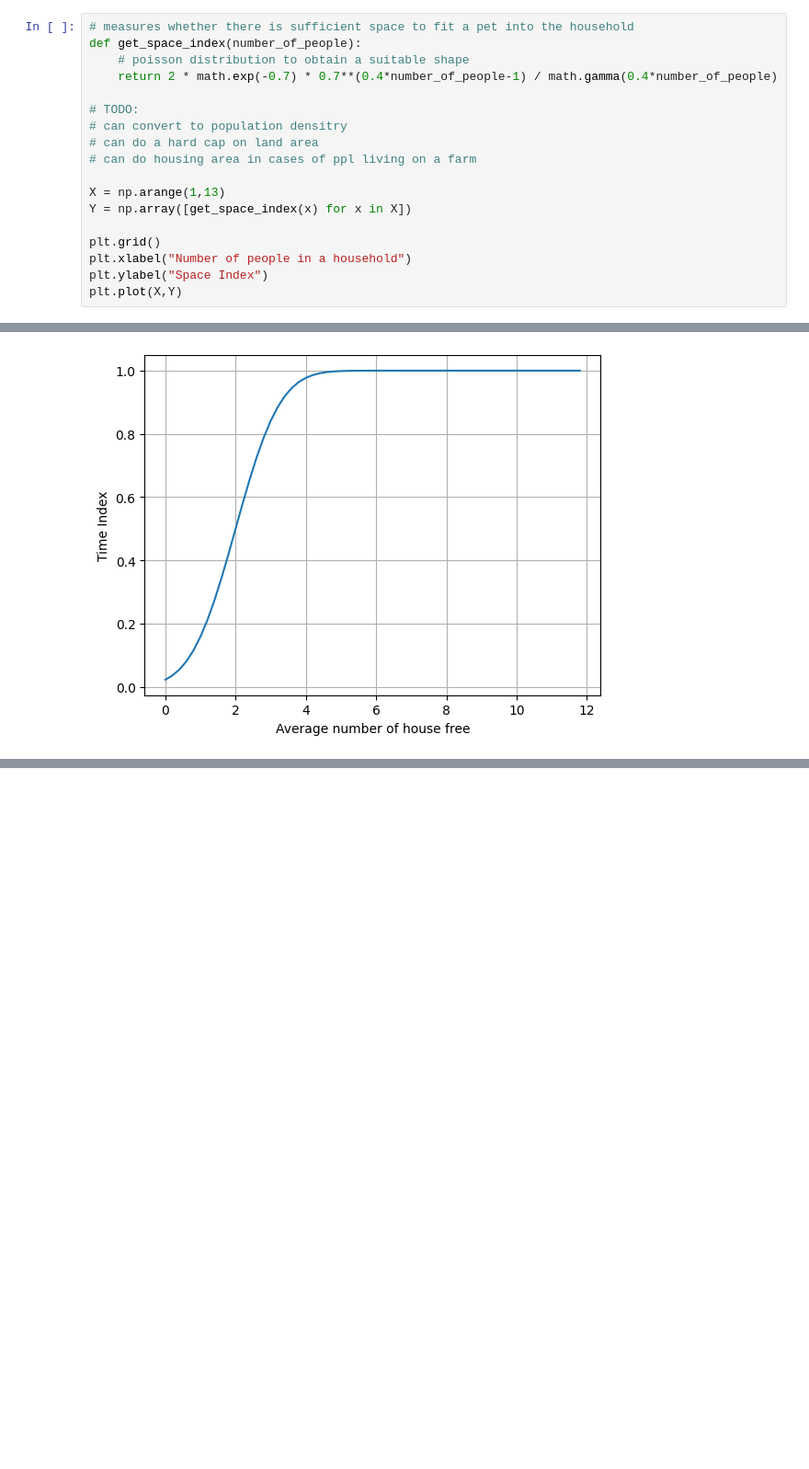
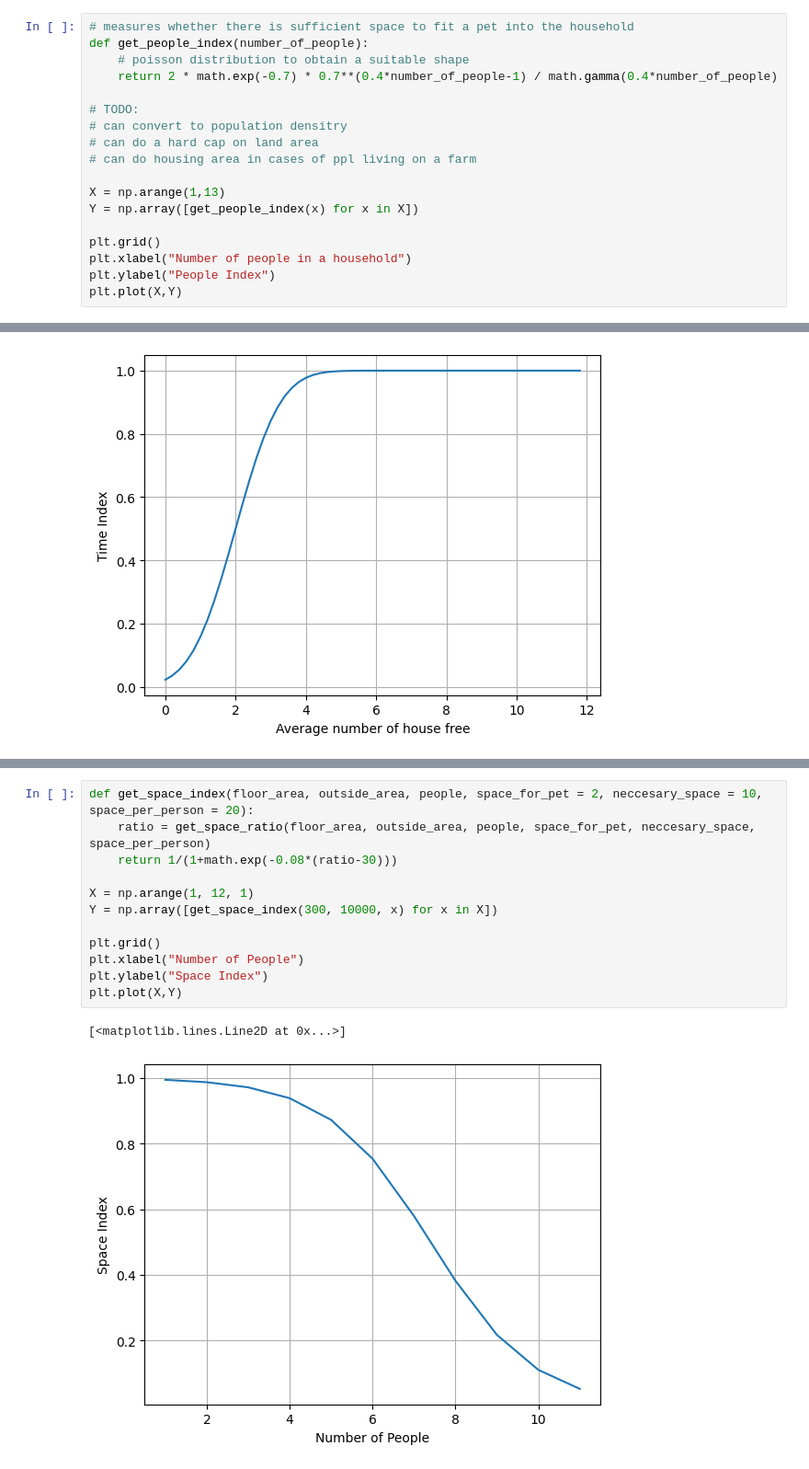
Before and after one commit to i2mx/IMMC-A-2024, a Jupyter notebook: Question1Model.ipynb, the cells around one changed output, grey strips where cells are left out. Shown at 92% size. Drawn from its saved outputs; the diff is of its cells as text; blank space fills up the shorter version.

```diff
--- a/Question1Model.ipynb
+++ b/Question1Model.ipynb
@@ -33,7 +21,7 @@ plt.plot(X/1000,Y)
 [figure]
 # %%
 # measures whether there is sufficient space to fit a pet into the household
-def get_space_index(number_of_people):
+def get_people_index(number_of_people):
     # poisson distribution to obtain a suitable shape
     return 2 * math.exp(-0.7) * 0.7**(0.4*number_of_people-1) / math.gamma(0.4*number_of_people)
 
@@ -43,11 +31,11 @@ def get_space_index(number_of_people):
 # can do housing area in cases of ppl living on a farm
 
 X = np.arange(1,13)
-Y = np.array([get_space_index(x) for x in X])
+Y = np.array([get_people_index(x) for x in X])
 
 plt.grid()
 plt.xlabel("Number of people in a household")
-plt.ylabel("Space Index")
+plt.ylabel("People Index")
 plt.plot(X,Y)
 # %% [output]
 [<matplotlib.lines.Line2D at 0x...>]
@@ -70,0 +76,15 @@ plt.plot(X,Y)
+# %%
+def get_space_index(floor_area, outside_area, people, space_for_pet = 2, neccesary_space = 10, space_per_person = 20):
+    ratio = get_space_ratio(floor_area, outside_area, people, space_for_pet, neccesary_space, space_per_person)
+    return 1/(1+math.exp(-0.08*(ratio-30)))
+
+X = np.arange(1, 12, 1)
+Y = np.array([get_space_index(300, 10000, x) for x in X])
+
+plt.grid()
+plt.xlabel("Number of People")
+plt.ylabel("Space Index")
+plt.plot(X,Y)
+# %% [output]
+[<matplotlib.lines.Line2D at 0x...>]
+[figure, added]
```
Also changed, not shown: parts of 9 cells of this notebook.
